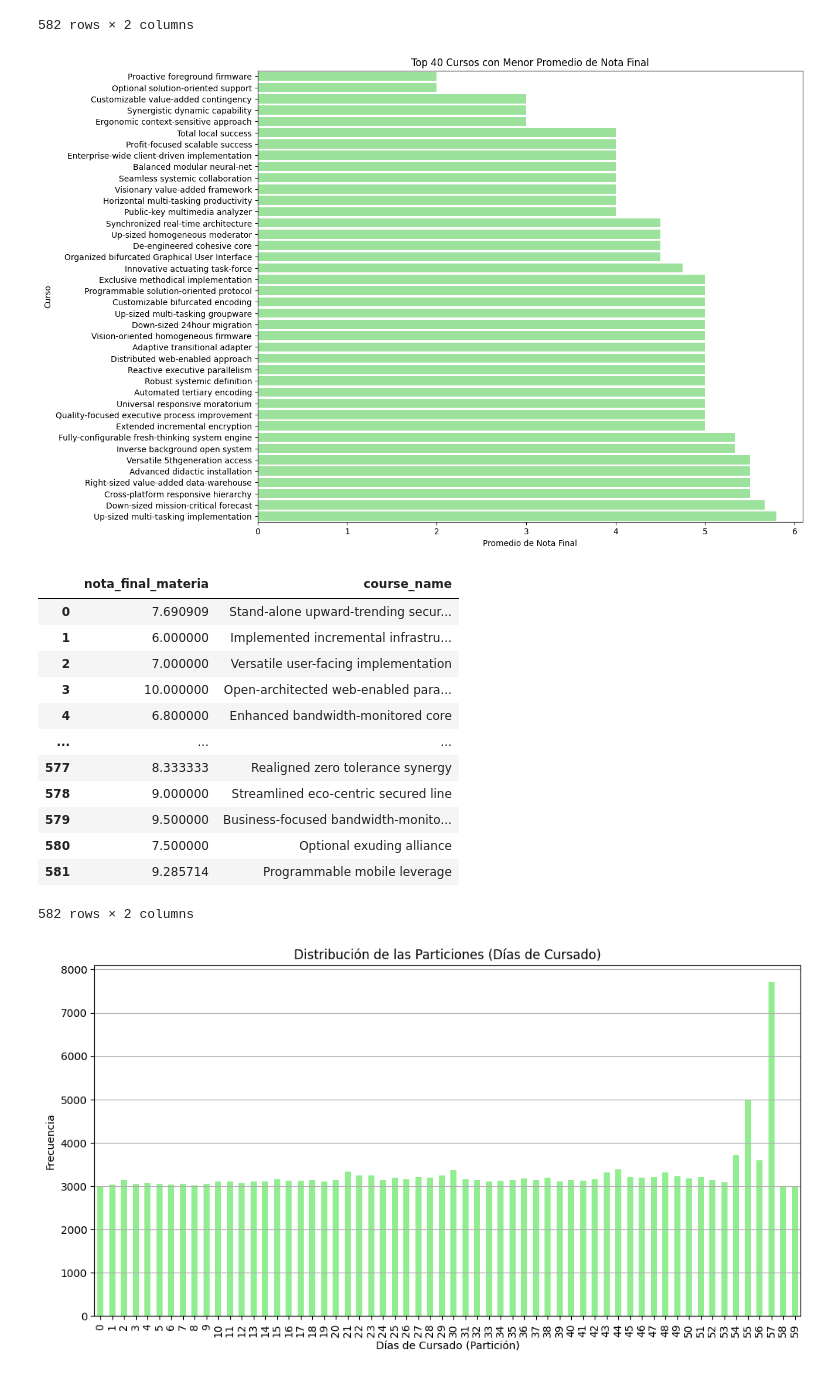
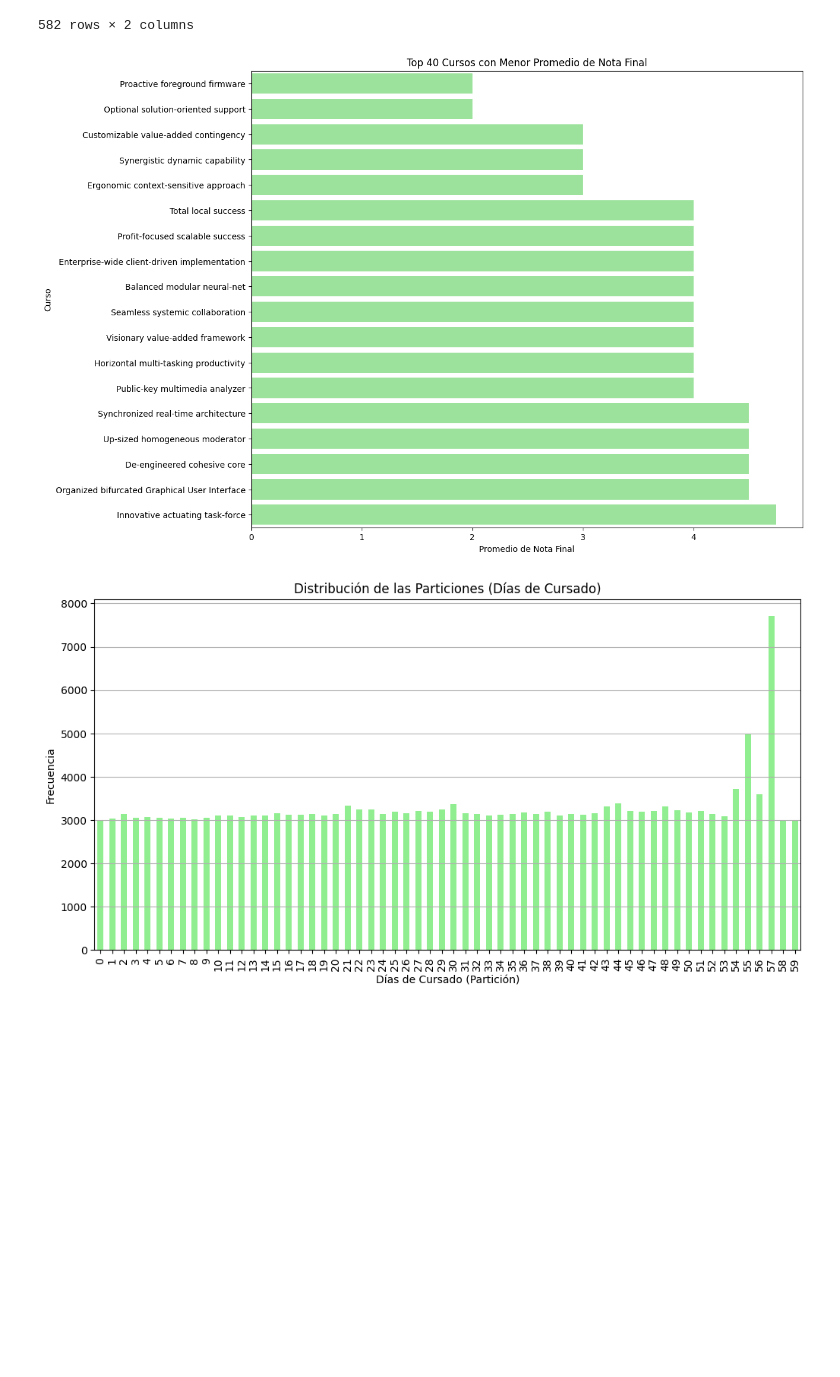
Before and after one commit to Felimartinez1/challenge_edMachina, a Jupyter notebook: eda.ipynb, the cells around one changed output. Cells and saved outputs as stored; diff of their text form; code cells hidden in the pictures; blank space fills up the shorter version.

```diff
--- a/eda.ipynb
+++ b/eda.ipynb
@@ -252,37 +252,26 @@ course_summary[['nota_final_materia', 'course_name']]
 # %%
 # Agrupar nuevamente por course_name para obtener el promedio final por curso
 course_summary = df_unico.groupby('course_uuid')['nota_final_materia'].mean().reset_index()
 
 # Unir con el nombre del curso
 course_summary = course_summary.merge(df[['course_uuid', 'course_name']].drop_duplicates(), on='course_uuid')
 
 # Ordenar por promedio de nota final y seleccionar los 40 cursos con mayor promedio
-top_courses = course_summary.sort_values(by='nota_final_materia', ascending=True).head(40)
+top_courses = course_summary.sort_values(by='nota_final_materia', ascending=True).head(18)
 
 # Generar el gráfico de barras horizontal sin barras de error
 plt.figure(figsize=(12, 10))
 sns.barplot(y='course_name', x='nota_final_materia', data=top_courses, orient='h', color='lightgreen')
 plt.title('Top 40 Cursos con Menor Promedio de Nota Final')
 plt.xlabel('Promedio de Nota Final')
 plt.ylabel('Curso')
 plt.show()
 
 course_summary[['nota_final_materia', 'course_name']]
+
+top_courses.to_excel('data/output/disaproved_courses.xlsx', index=False)
 # %% [output]
-[figure, old version]
+[figure, new version]
-|  | nota_final_materia | course_name |
-| 0 | 7.690909 | Stand-alone upward-trending secur... |
-| 1 | 6.000000 | Implemented incremental infrastru... |
-| 2 | 7.000000 | Versatile user-facing implementation |
-| 3 | 10.000000 | Open-architected web-enabled para... |
-| 4 | 6.800000 | Enhanced bandwidth-monitored core |
-| ... | ... | ... |
-| 577 | 8.333333 | Realigned zero tolerance synergy |
-| 578 | 9.000000 | Streamlined eco-centric secured line |
-| 579 | 9.500000 | Business-focused bandwidth-monito... |
-| 580 | 7.500000 | Optional exuding alliance |
-| 581 | 9.285714 | Programmable mobile leverage |
-582 rows × 2 columns
 # %%
 # Calcular la frecuencia de cada partición
 particion_counts = df['particion'].value_counts().sort_index()
```
Also changed, not shown: 2 other files.
